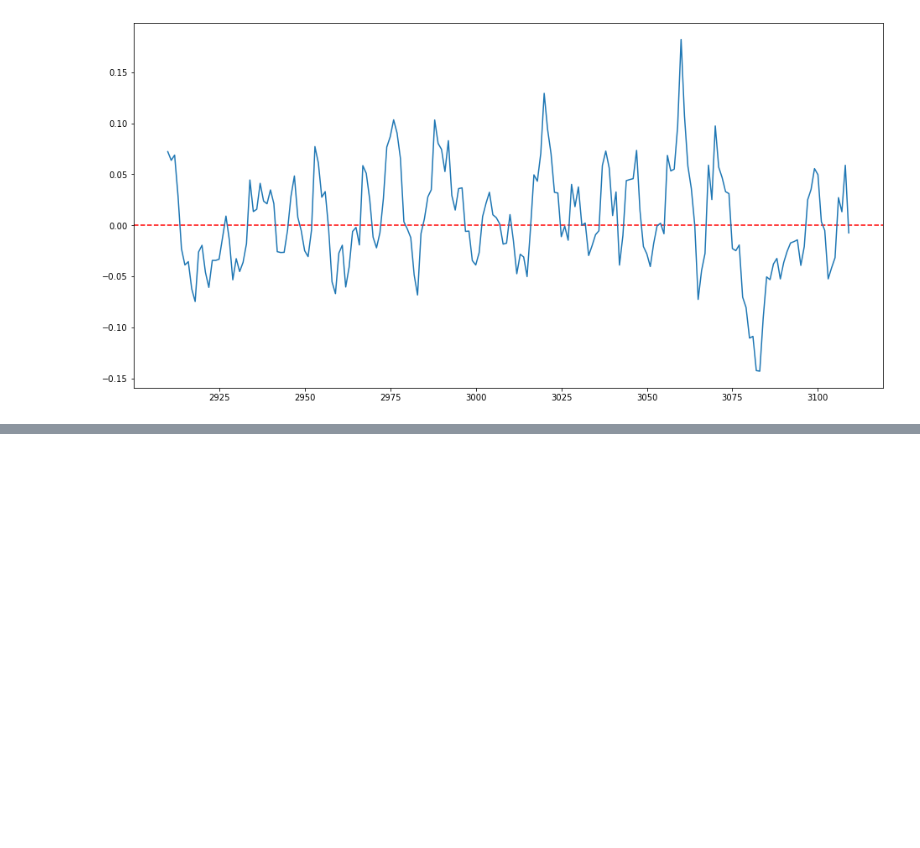
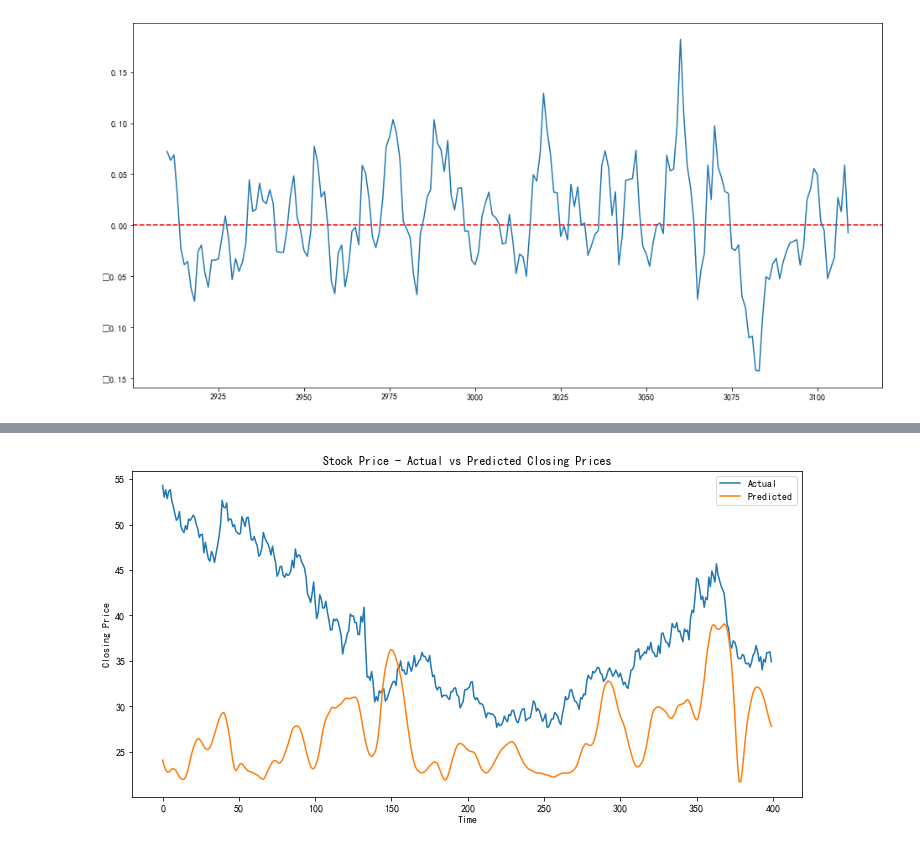
Before and after one commit to sadxdh/Stock-Forecast-Based-on-LSTM, a Jupyter notebook: model_train/LSTM模型构建.ipynb, the cells around one changed output, grey strips where cells are left out. Cells and saved outputs as stored; diff of their text form; code cells hidden in the pictures; blank space fills up the shorter version.

```diff
--- a/model_train/LSTM模型构建.ipynb
+++ b/model_train/LSTM模型构建.ipynb
@@ -80,0 +203,92 @@ plt.show()
+# %%
+import pandas as pd
+import numpy as np
+import matplotlib.pyplot as plt
+from sklearn.preprocessing import MinMaxScaler
+from tensorflow.keras.models import Sequential
+from tensorflow.keras.layers import LSTM, Dense
+from sklearn.metrics import mean_squared_error
+
+# 读取数据
+data = pd.read_csv('海康威视_clean_MaxMin.csv')[-2000:]  # 假设数据存储在名为stock_data.csv的文件中
+
+# 选择需要使用的特征列
+selected_features = ['MACD']  # 假设这是您要使用的特征列名称
+
+# 提取特征列数据
+features = data[selected_features].values
+
+# 提取目标变量（收盘价）
+target = data['close'].values
+
+# 归一化数据
+scaler = MinMaxScaler(feature_range=(0, 1))
+scaled_features = scaler.fit_transform(features)
+scaled_target = scaler.fit_transform(target.reshape(-1, 1))
+
+# 创建训练集和测试集
+train_size = int(len(scaled_features) * 0.8)
+train_features = scaled_features[:train_size]
+train_target = scaled_target[:train_size]
+test_features = scaled_features[train_size:]
+test_target = scaled_target[train_size:]
+
+# 定义滑动窗口大小
+window_size = 10
+
+# 创建输入序列和输出序列
+X_train, y_train = [], []
+for i in range(window_size, len(train_features)):
+    X_train.append(train_features[i - window_size:i])
+    y_train.append(train_target[i])
+X_train, y_train = np.array(X_train), np.array(y_train)
+
+# 转换为LSTM可接受的输入格式 [样本数，时间步数，特征数]
+X_train = np.reshape(X_train, (X_train.shape[0], X_train.shape[1], X_train.shape[2]))
+
+# 构建LSTM模型
+model = Sequential()
+model.add(LSTM(units=50, return_sequences=True, input_shape=(X_train.shape[1], X_train.shape[2])))
+model.add(LSTM(units=50))
+model.add(Dense(units=1))
+model.compile(optimizer='adam', loss='mean_squared_error')
+
+# 训练模型
+model.fit(X_train, y_train, epochs=50, batch_size=32)
+
+# 创建测试集的输入序列
+inputs = scaled_features[len(scaled_features) - len(test_features) - window_size:]
+X_test = []
+for i in range(window_size, len(inputs)):
+    X_test.append(inputs[i - window_size:i])
+X_test = np.array(X_test)
+
+# 转换为LSTM可接受的输入格式 [样本数，时间步数，特征数]
+X_test = np.reshape(X_test, (X_test.shape[0], X_test.shape[1], X_test.shape[2]))
+
+# 使用模型进行预测
+predicted_prices = model.predict(X_test)
+predicted_prices = scaler.inverse_transform(predicted_prices)
+
+# 反归一化预测结果
+actual_prices = scaler.inverse_transform(test_target)
+
+# 绘制实际收盘价和预测收盘价的走势
+plt.figure(figsize=(12, 6))
+plt.plot(actual_prices, label='Actual')
+plt.plot(predicted_prices, label='Predicted')
+plt.title('Stock Price - Actual vs Predicted Closing Prices')
+plt.xlabel('Time')
+plt.ylabel('Closing Price')
+plt.legend()
+plt.show()
+
+# 计算均方误差（MSE）
+mse = mean_squared_error(actual_prices, predicted_prices)
+
+# 计算均方根误差（RMSE）
+rmse = np.sqrt(mse)
+
+print("均方误差 (MSE): ", mse)
+print("均方根误差 (RMSE): ", rmse)
+# %% [output]
@@ -80,0 +312 @@ plt.show()
+[figure, added]
```
Also changed, not shown: parts of 34 cells of this notebook, 4 other files.
